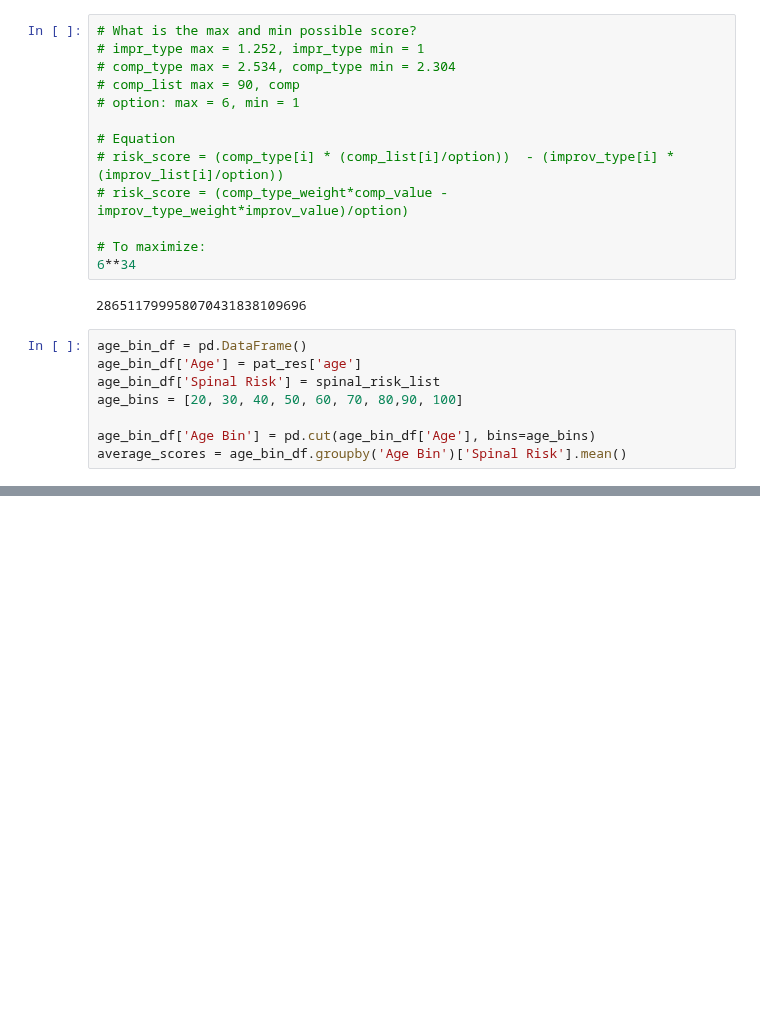
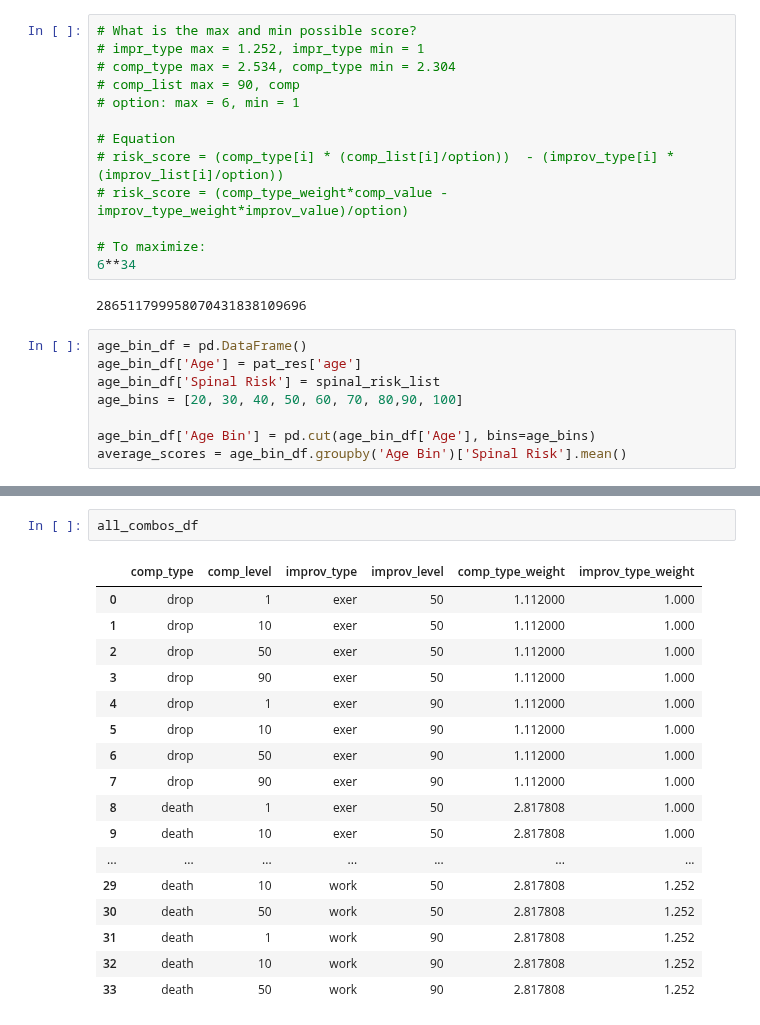
Before and after one commit to evanyfyip/vm-spinal-risk, a Jupyter notebook: vm-spinal-risk/notebooks/spinal_risk_calc.ipynb, the cells around one changed output, grey strips where cells are left out. Saved outputs shown, nothing was run; the diff lists cells and outputs as text; blank space fills up the shorter version.

Commit message:
updated the weights and all_risk_processed

```diff
--- a/vm-spinal-risk/notebooks/spinal_risk_calc.ipynb
+++ b/vm-spinal-risk/notebooks/spinal_risk_calc.ipynb
@@ -361,0 +371,20 @@ plt.show()
+# %%
+all_combos_df
+# %% [output]
+|  | comp_type | comp_level | improv_type | improv_level | comp_type_weight | improv_type_weight |
+| 0 | drop | 1 | exer | 50 | 1.112000 | 1.000 |
+| 1 | drop | 10 | exer | 50 | 1.112000 | 1.000 |
+| 2 | drop | 50 | exer | 50 | 1.112000 | 1.000 |
+| 3 | drop | 90 | exer | 50 | 1.112000 | 1.000 |
+| 4 | drop | 1 | exer | 90 | 1.112000 | 1.000 |
+| 5 | drop | 10 | exer | 90 | 1.112000 | 1.000 |
+| 6 | drop | 50 | exer | 90 | 1.112000 | 1.000 |
+| 7 | drop | 90 | exer | 90 | 1.112000 | 1.000 |
+| 8 | death | 1 | exer | 50 | 2.817808 | 1.000 |
+| 9 | death | 10 | exer | 50 | 2.817808 | 1.000 |
+| ... | ... | ... | ... | ... | ... | ... |
+| 29 | death | 10 | work | 50 | 2.817808 | 1.252 |
+| 30 | death | 50 | work | 50 | 2.817808 | 1.252 |
+| 31 | death | 1 | work | 90 | 2.817808 | 1.252 |
+| 32 | death | 10 | work | 90 | 2.817808 | 1.252 |
+| 33 | death | 50 | work | 90 | 2.817808 | 1.252 |
```
Also changed, not shown: parts of 13 cells of this notebook, 2 other files.
